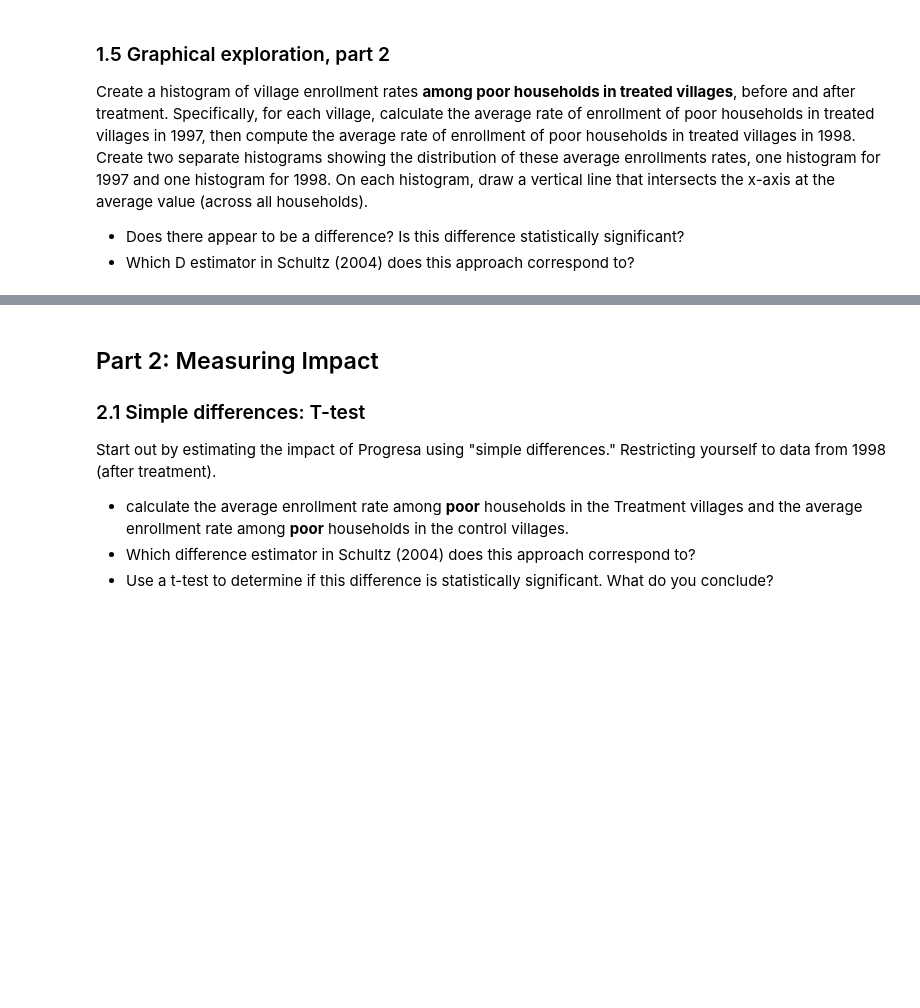
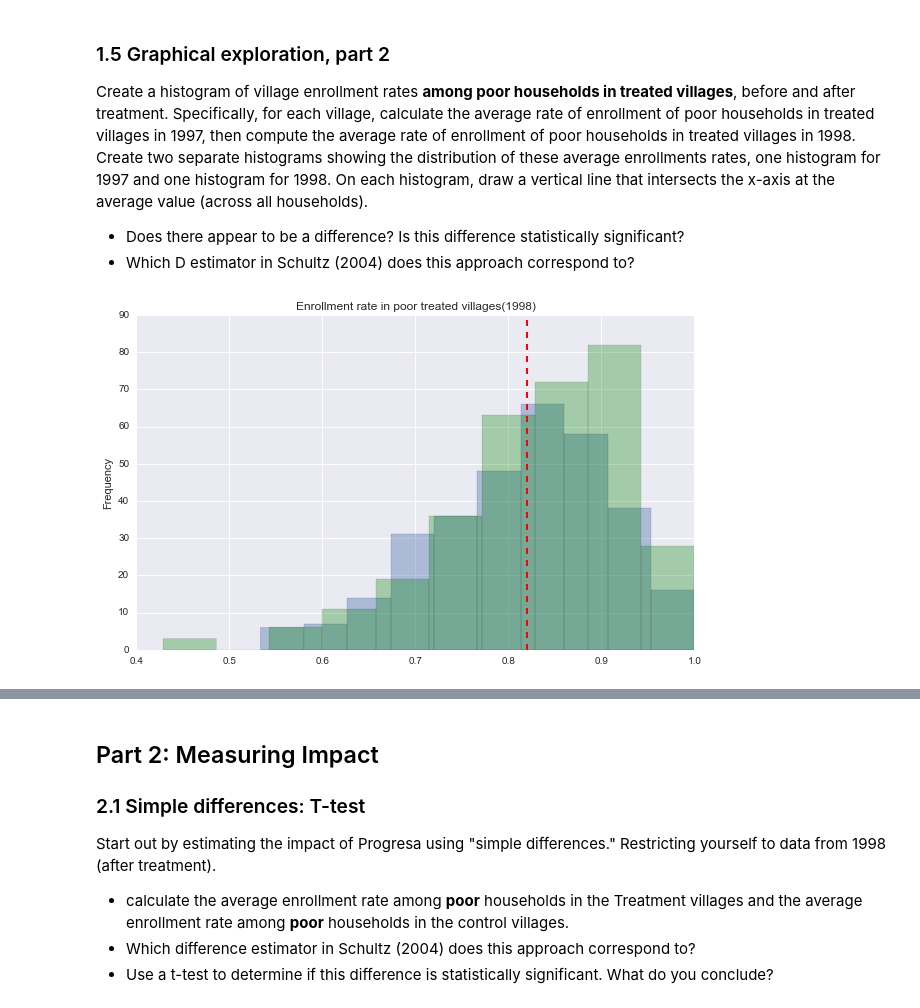
Before and after one commit to abhi32ag/Data_Science_2, a Jupyter notebook: Assignments/Problem_Set_2/Garg-Abhinav-ps2.ipynb, the cells around one changed output, grey strips where cells are left out. Cells and saved outputs as stored; diff of their text form; code cells hidden in the pictures; blank space fills up the shorter version.

```diff
--- a/Assignments/Problem_Set_2/Garg-Abhinav-ps2.ipynb
+++ b/Assignments/Problem_Set_2/Garg-Abhinav-ps2.ipynb
@@ -213,3 +213,17 @@ plt.xticks(scatter.index)
 Create a histogram of village enrollment rates **among poor households in treated villages**, before and after treatment. Specifically, for each village, calculate the average rate of enrollment of poor households in treated villages in 1997, then compute the average rate of enrollment of poor households in treated villages in 1998. Create two separate histograms showing the distribution of these average enrollments rates, one histogram for 1997 and one histogram for 1998. On each histogram, draw a vertical line that intersects the x-axis at the average value (across all households).
 * Does there appear to be a difference? Is this difference statistically significant?
 * Which D estimator in Schultz (2004) does this approach correspond to?
+# %%
+v1 = prog[(prog['poor'] == 'pobre')&(prog['progresa'] == 'basal')]
+v2 = progresa_data[(progresa_data['poor'] == 'pobre')&(progresa_data['progresa']=='basal')&(progresa_data['year']==98)]
+all_avg = progresa_data['sc'].mean()
+groupby_v1 = v1.pivot_table(values='sc', index='village')
+groupby_v2 = v2.pivot_table(values='sc', index='village')
+fig, ax = plt.subplots(1,1)
+fig.set_figheight(6)
+fig.set_figwidth(10)
+g1 = groupby_v1.plot(ax = ax, kind='hist', title = 'Enrollment rate in poor treated villages(1997)', alpha=0.4)
+g1.axvline(x = all_avg, linewidth = 2, color ='r', linestyle='--')
+g2 = groupby_v2.plot(ax= ax, kind='hist', title = 'Enrollment rate in poor treated villages(1998)', alpha=0.3, color='g')
+# %% [output]
+[figure, added]
```
Also changed, not shown: parts of 1 cell of this notebook.
